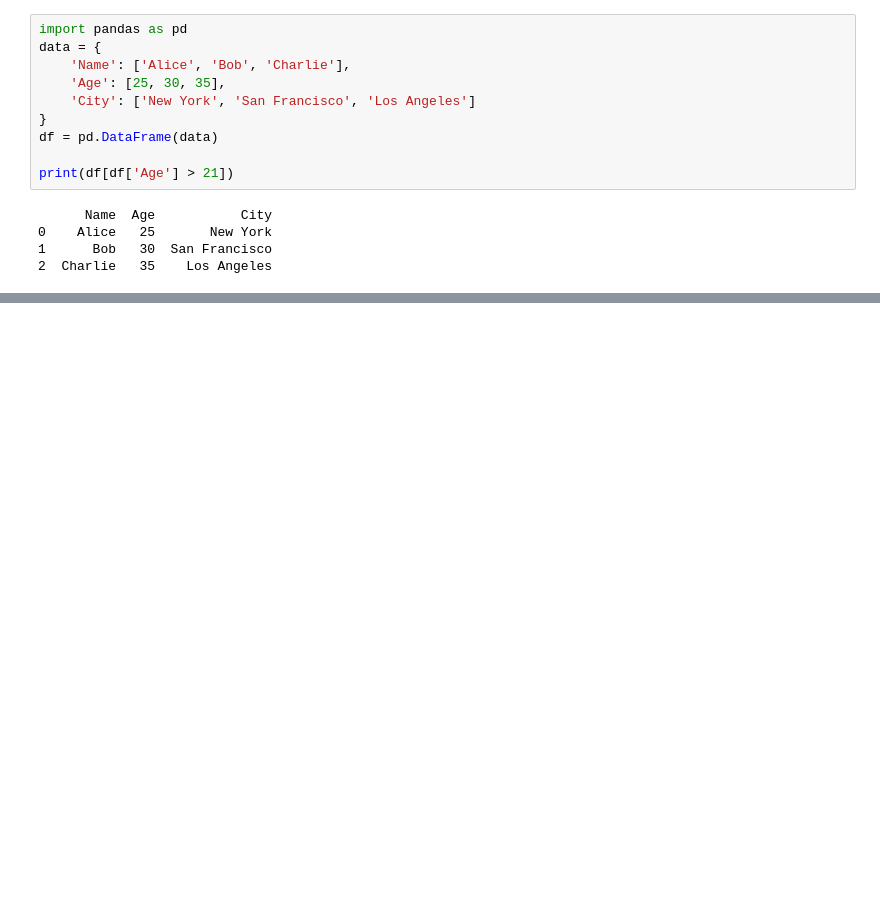
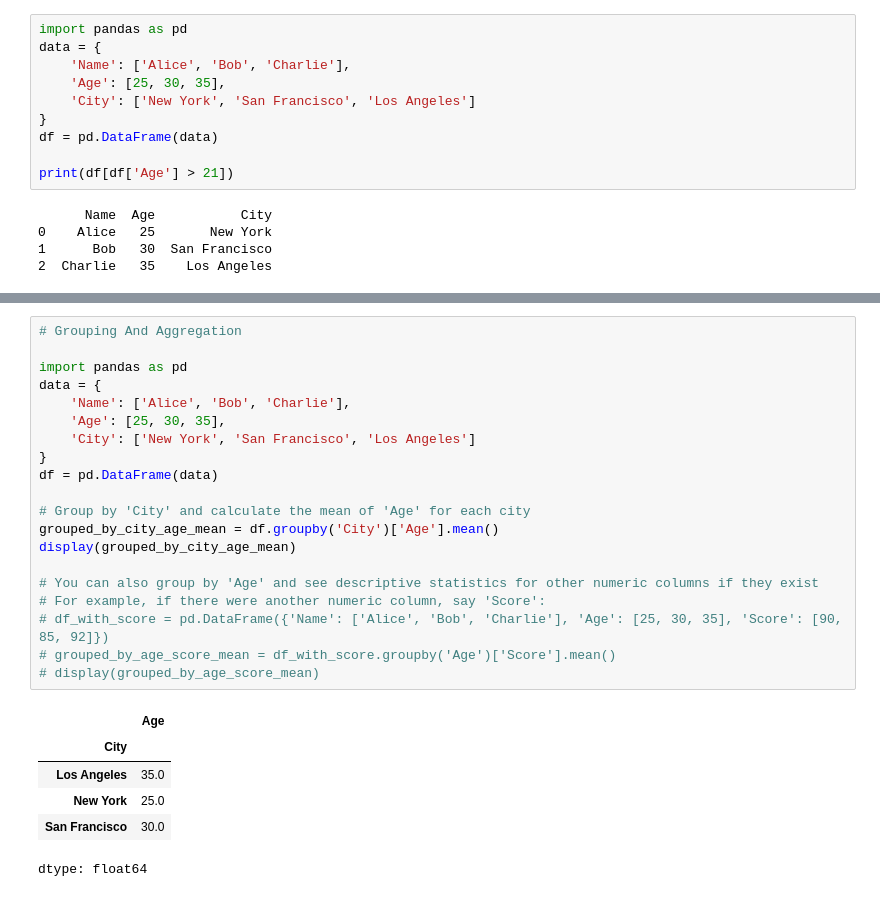
Before and after one commit to ManthanGarg-1234/AIML-CLASSWORK, a Jupyter notebook: 22_July_AIML.ipynb, the cells around one changed output, grey strips where cells are left out. Saved outputs shown, nothing was run; the diff lists cells and outputs as text; blank space fills up the shorter version.

```diff
--- a/22_July_AIML.ipynb
+++ b/22_July_AIML.ipynb
@@ -129,0 +382,27 @@ print(df[df['Age'] > 21])
+# %%
+# Grouping And Aggregation
+
+import pandas as pd
+data = {
+    'Name': ['Alice', 'Bob', 'Charlie'],
+    'Age': [25, 30, 35],
+    'City': ['New York', 'San Francisco', 'Los Angeles']
+}
+df = pd.DataFrame(data)
+
+# Group by 'City' and calculate the mean of 'Age' for each city
+grouped_by_city_age_mean = df.groupby('City')['Age'].mean()
+display(grouped_by_city_age_mean)
+
+# You can also group by 'Age' and see descriptive statistics for other numeric columns if they exist
+# For example, if there were another numeric column, say 'Score':
+# df_with_score = pd.DataFrame({'Name': ['Alice', 'Bob', 'Charlie'], 'Age': [25, 30, 35], 'Score': [90, 85, 92]})
+# grouped_by_age_score_mean = df_with_score.groupby('Age')['Score'].mean()
+# display(grouped_by_age_score_mean)
+# %% [output]
+|  | Age |
+| City |  |
+| Los Angeles | 35.0 |
+| New York | 25.0 |
+| San Francisco | 30.0 |
+dtype: float64
```
Also changed, not shown: parts of 32 cells of this notebook.
